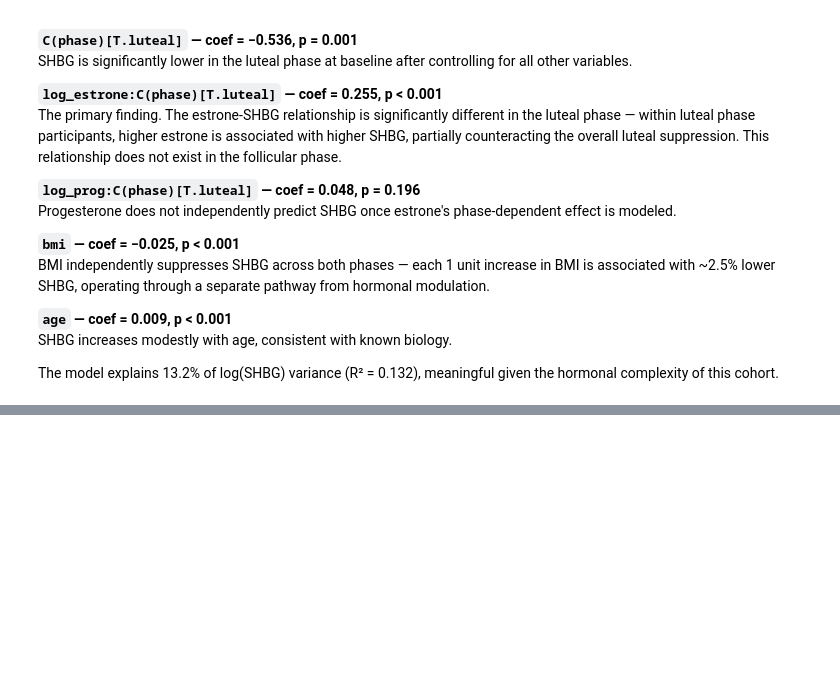
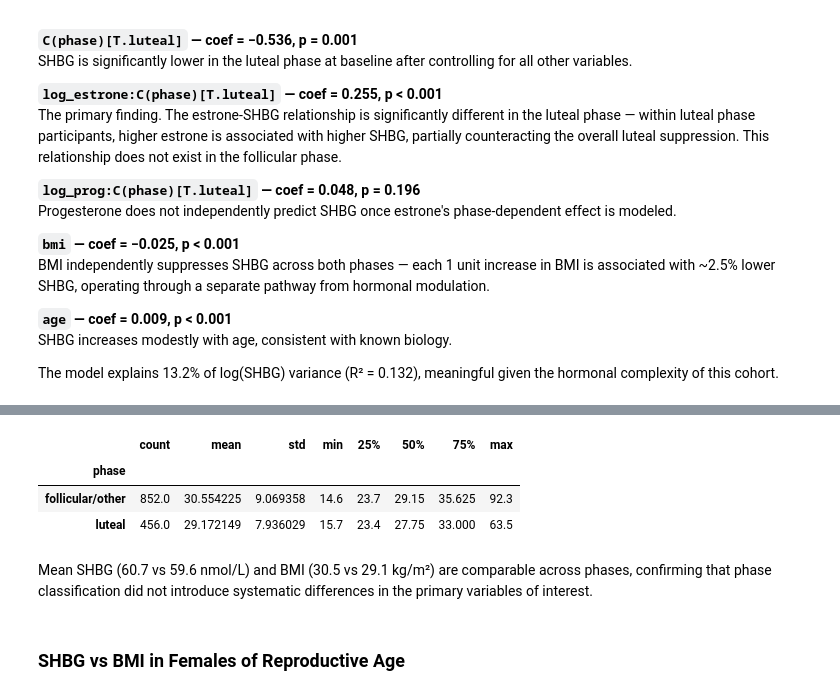
Before and after one commit to eudorach/portfolio_ds_projects, a Jupyter notebook: NHANES_analysis/pipeline/notebooks/analysis/3.shbg_bmi_analysis.ipynb, the cells around one changed output, grey strips where cells are left out. Drawn from its saved outputs; the diff is of its cells as text; code cells hidden in the pictures; blank space fills up the shorter version.

```diff
--- a/NHANES_analysis/pipeline/notebooks/analysis/3.shbg_bmi_analysis.ipynb
+++ b/NHANES_analysis/pipeline/notebooks/analysis/3.shbg_bmi_analysis.ipynb
@@ -820,0 +827,13 @@ hormone-SHBG relationship in the luteal phase.
+# %%
+df.groupby('phase')['bmi'].describe()
+# %% [output]
+|  | count | mean | std | min | 25% | 50% | 75% | max |
+| phase |  |  |  |  |  |  |  |  |
+| follicular/other | 852.0 | 30.554225 | 9.069358 | 14.6 | 23.7 | 29.15 | 35.625 | 92.3 |
+| luteal | 456.0 | 29.172149 | 7.936029 | 15.7 | 23.4 | 27.75 | 33.000 | 63.5 |
+# %% [markdown]
+Mean SHBG (60.7 vs 59.6 nmol/L) and BMI (30.5 vs 29.1 kg/m²) are
+comparable across phases, confirming that phase classification did
+not introduce systematic differences in the primary variables of interest.
+# %% [markdown]
+### SHBG vs BMI in Females of Reproductive Age
```
Also changed, not shown: parts of 10 cells of this notebook.
